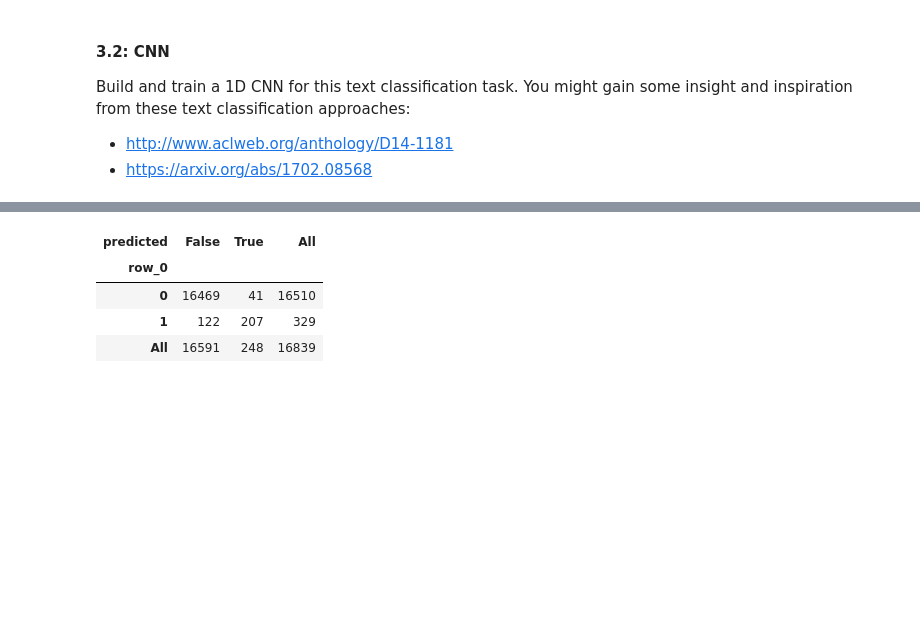
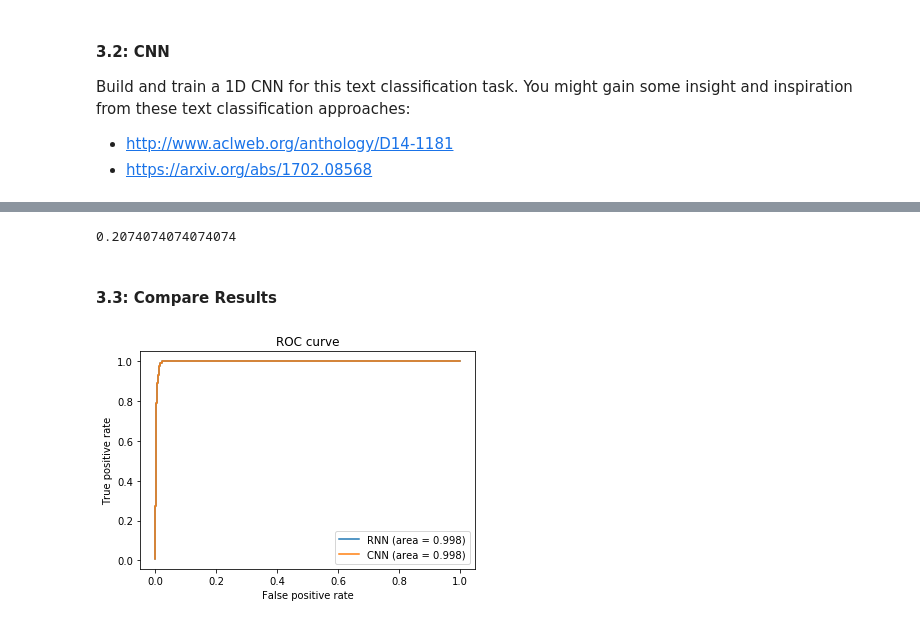
Before and after one commit to kgedney/anly590-homework, a Jupyter notebook: hw2.ipynb, the cells around one changed output, grey strips where cells are left out. Drawn from its saved outputs; the diff is of its cells as text; code cells hidden in the pictures; blank space fills up the shorter version.

```diff
--- a/hw2.ipynb
+++ b/hw2.ipynb
@@ -417,9 +464,9 @@ max_features   = 44 # of unique tokens
 model_c = Sequential()
 
 # add embedding layer
-model_c.add(Embedding(max_features,
-                    embedding_dims,
-                    input_length=maxlen))
+model_c.add(Embedding(max_features=44,
+                      embedding_dims=32,
+                      input_length=maxlen))
 model_c.add(Dropout(0.2))
 
 # add 1D Convolutional layer
@@ -440,8 +487,8 @@ model_c.add(Dense(1, activation="sigmoid"))
 model_c.compile(loss='binary_crossentropy', optimizer='adam', metrics=['accuracy'])
 # %%
 model_c.fit(x_train, y_train,
-          batch_size=64,
-          epochs=4,
-          validation_data=(x_test, y_test),
-          class_weight=class_weights)
+            batch_size=64,
+            epochs=5,
+            validation_data=(x_test, y_test),
+            class_weight=class_weights)
 # %% [output]
@@ -463,5 +518,7 @@ print(model_c.evaluate(x_test, y_test))
 # %%
 # check confusion matrix
-y_test_preds       = model_c.predict(x_test, verbose=True, batch_size=64)
-y_test_preds_class = test_preds > 0.5
+y_test_preds_c       = model_c.predict(x_test, batch_size=64)
+y_test_preds_class = y_test_preds_c > 0.5
+
+pd.crosstab(y_test, y_test_preds_class[:,0], colnames=['predicted'], margins=True)
 # %% [output]
@@ -469,8 +530,26 @@ y_test_preds_class = test_preds > 0.5
-# %%
-pd.crosstab(y_test, y_test_preds_class[:,0], colnames=['predicted'], margins=True)
-# %% [output]
-| predicted | False | True | All |
-| row_0 |  |  |  |
-| 0 | 16469 | 41 | 16510 |
-| 1 | 122 | 207 | 329 |
-| All | 16591 | 248 | 16839 |
+# %%
+# compute false negative rate (bad urls that get through)
+28/135
+# %% [output]
+0.2074074074074074
+# %% [markdown]
+#### 3.3: Compare Results
+# %%
+from sklearn.metrics import roc_curve
+from sklearn.metrics import auc
+
+fpr_r, tpr_r, thresholds_r = roc_curve(y_test_r, y_test_preds_r)
+auc_r = auc(fpr_r, tpr_r)
+
+fpr_c, tpr_c, thresholds_c = roc_curve(y_test_c, y_test_preds_c)
+auc_c = auc(fpr_c, tpr_c)
+# %%
+plt.plot(fpr_r, tpr_r, label='RNN (area = {:.3f})'.format(auc_r))
+plt.plot(fpr_c, tpr_c, label='CNN (area = {:.3f})'.format(auc))
+plt.xlabel('False positive rate')
+plt.ylabel('True positive rate')
+plt.title('ROC curve')
+plt.legend(loc='best')
+plt.show()
+# %% [output]
+[figure, added]
```
Also changed, not shown: parts of 14 cells of this notebook.
